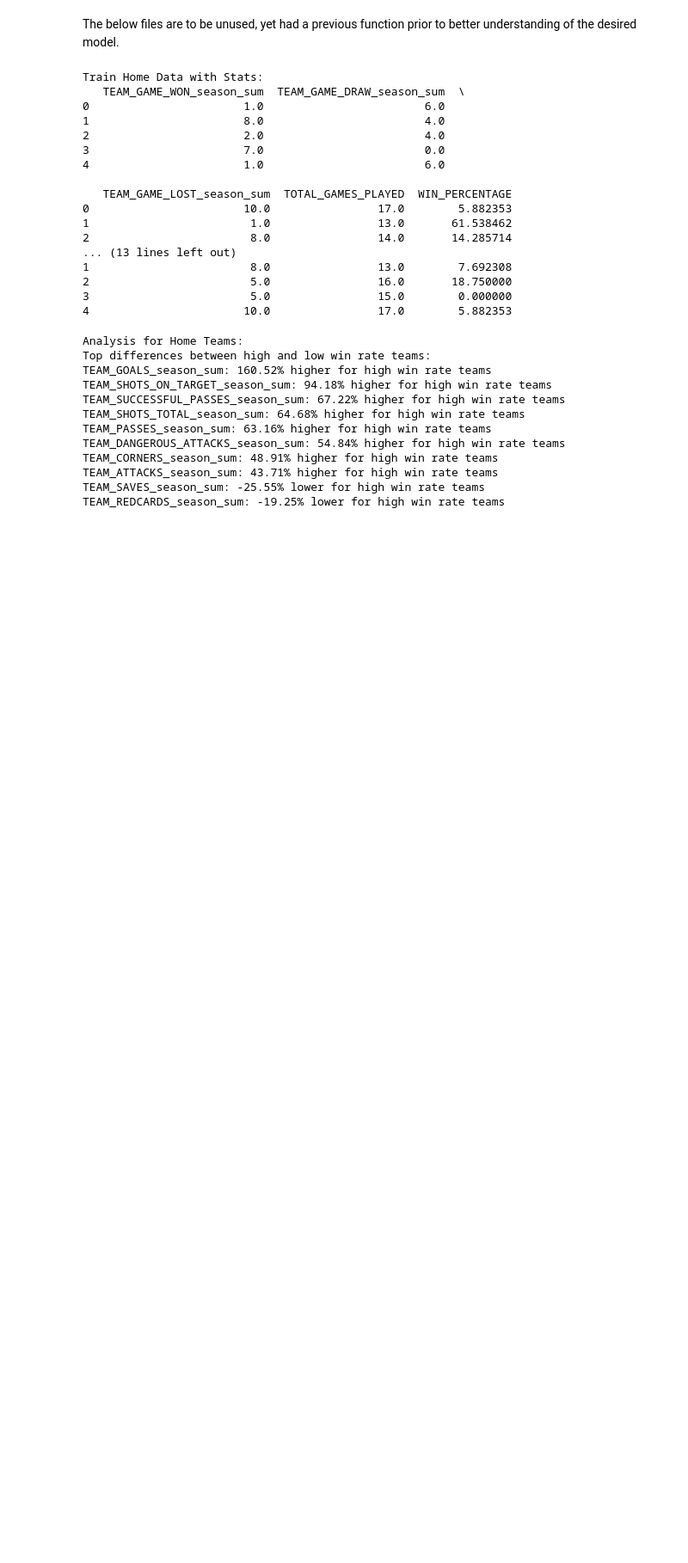
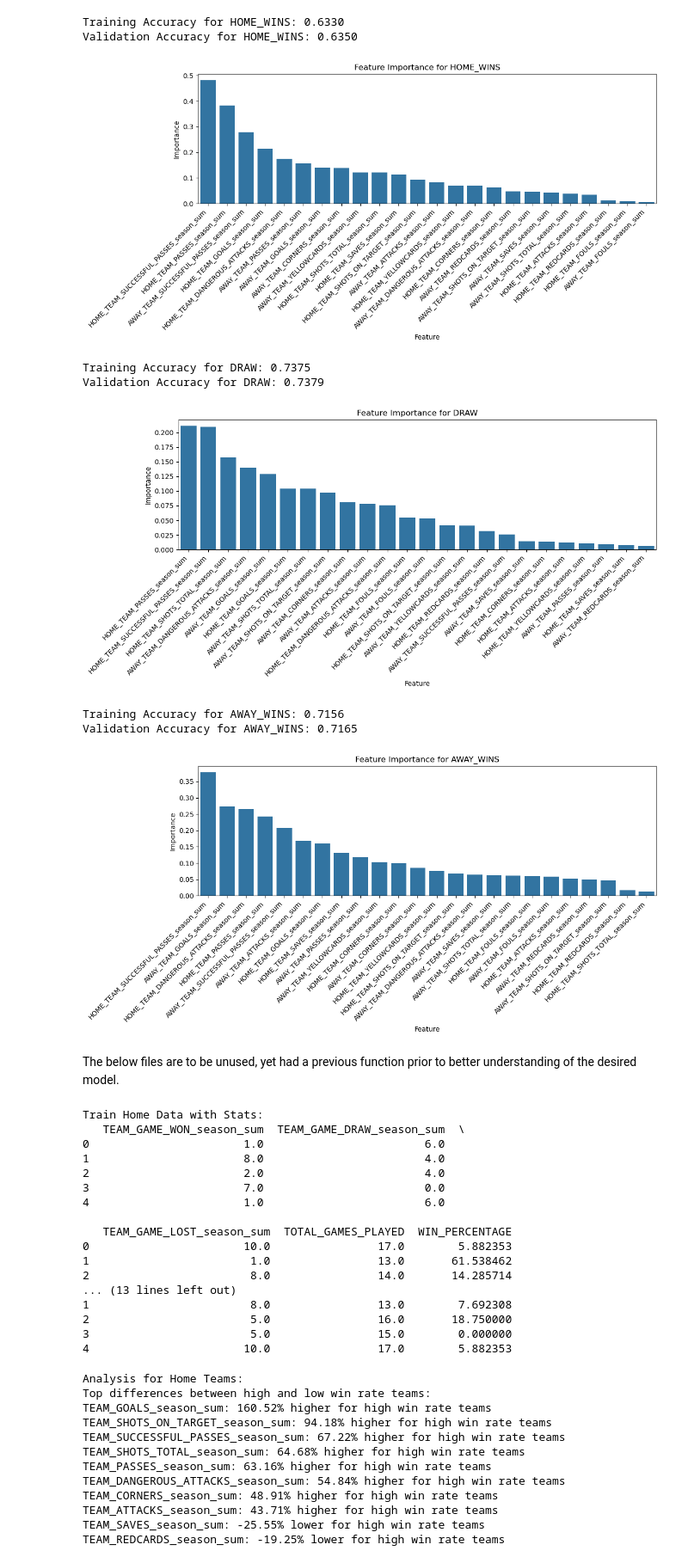
Before and after one commit to TM24/Data-Science-Project--4260, a Jupyter notebook: predictive_factors.ipynb, the cells around one changed output. Shown: that part at 86% size. Cells and saved outputs as stored; diff of their text form; code cells hidden in the pictures; blank space fills up the shorter version.

Commit message:
Model training and validation

```diff
--- a/predictive_factors.ipynb
+++ b/predictive_factors.ipynb
@@ -131,3 +55,55 @@ print(f"AWAY_WINS: {actual_result['AWAY_WINS']}")
+# %%
+X_train, X_val, y_train, y_val = train_test_split(X_train, y_train, test_size=0.2, random_state=42, stratify=y_train)
+
+# Standardize
+scaler = StandardScaler()
+X_train_scaled = scaler.fit_transform(X_train)
+X_val_scaled = scaler.transform(X_val)
+
+# Initialize a dictionary to store models and their predictions
+y_train_pred = {}
+y_val_pred = {}
+
+# Train Logistic Regression models
+for target in y_train.columns:
+    model = LogisticRegression(max_iter=1000, random_state=42)
+    model.fit(X_train_scaled, y_train[target])
+
+    # Predict with trainig and validation
+    y_train_pred[target] = model.predict(X_train_scaled)
+    y_val_pred[target] = model.predict(X_val_scaled)
+
+    train_accuracy = accuracy_score(y_train[target], y_train_pred[target])
+    val_accuracy = accuracy_score(y_val[target], y_val_pred[target])
+
+    print(f"Training Accuracy for {target}: {train_accuracy:.4f}")
+    print(f"Validation Accuracy for {target}: {val_accuracy:.4f}")  # This should improve
+
+    # Feature importance analysis using Logistic Regression coefficients
+    importance = np.abs(model.coef_).flatten()  # Use absolute values for coefficients to measure importance
+    features = X_train.columns
+    importance_df = pd.DataFrame({'Feature': features, 'Importance': importance})
+    importance_df = importance_df.sort_values(by='Importance', ascending=False)
+
+    # Plot feature importance for home_win/draw/away_win
+    plt.figure(figsize=(12, 6))
+    sns.barplot(x=importance_df['Feature'], y=importance_df['Importance'])
+    plt.xlabel('Feature')
+    plt.ylabel('Importance')
+    plt.title(f'Feature Importance for {target}')
+    plt.xticks(rotation=45, ha='right')
+    plt.tight_layout()
+    plt.show()
+# %% [output]
+Training Accuracy for HOME_WINS: 0.6330
+Validation Accuracy for HOME_WINS: 0.6350
+[figure, added]
+Training Accuracy for DRAW: 0.7375
+Validation Accuracy for DRAW: 0.7379
+[figure, added]
+Training Accuracy for AWAY_WINS: 0.7156
+Validation Accuracy for AWAY_WINS: 0.7165
+[figure, added]
 # %% [markdown]
 The below files are to be unused, yet had a previous function prior to better understanding of the desired model.
 # %%
```
Also changed, not shown: parts of 4 cells of this notebook.
